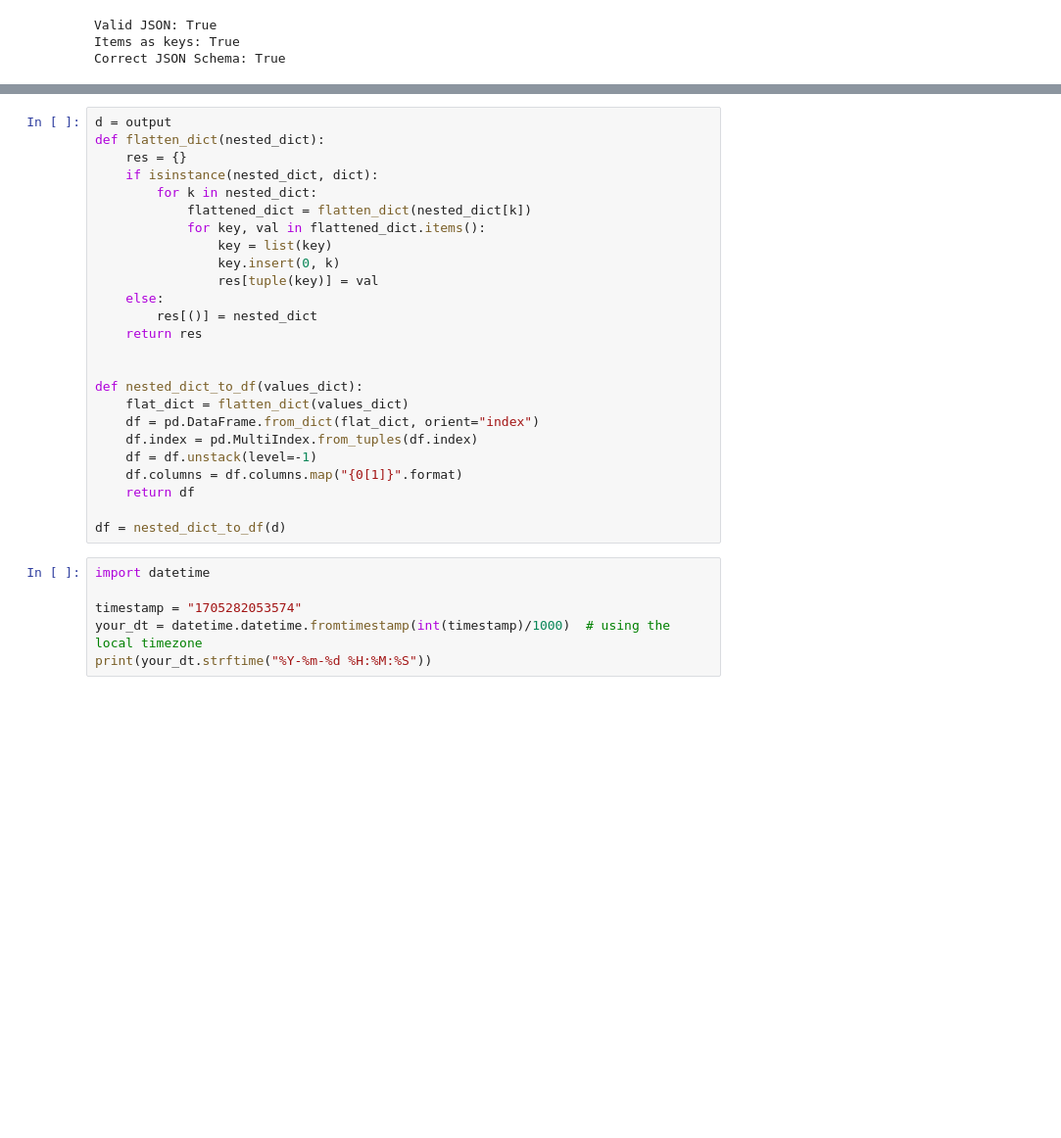
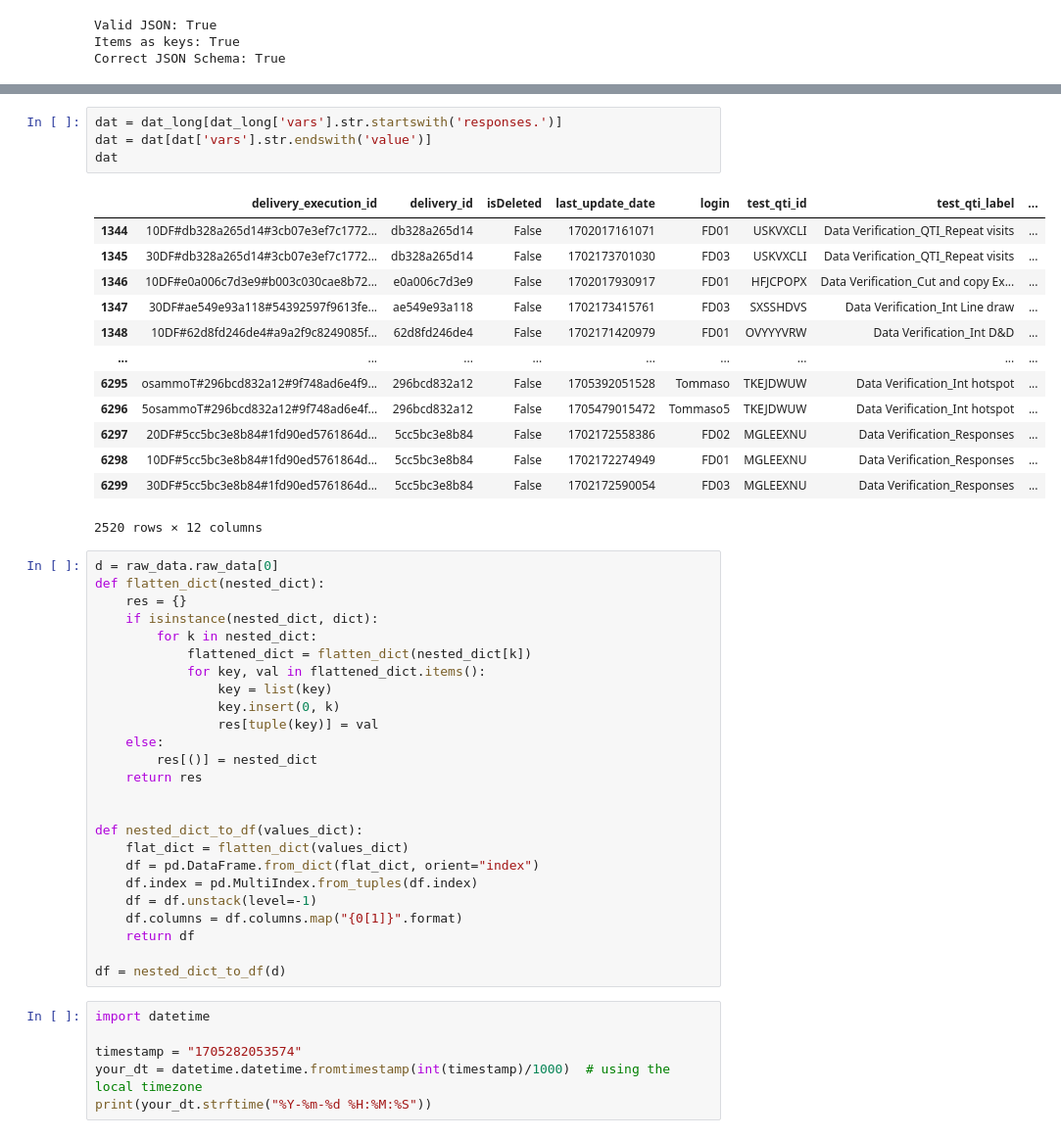
Before and after one commit to leonhead-acer/pisa2025-api-etl, a Jupyter notebook: Getting_started_with_Data_Extraction.ipynb, the cells around one changed output, grey strips where cells are left out. Shown: that part at 98% size. Cells and saved outputs as stored; diff of their text form; blank space fills up the shorter version.

```diff
--- a/Getting_started_with_Data_Extraction.ipynb
+++ b/Getting_started_with_Data_Extraction.ipynb
@@ -976,5 +1170,23 @@ dat_long.head(20)
+# %%
+dat = dat_long[dat_long['vars'].str.startswith('responses.')]
+dat = dat[dat['vars'].str.endswith('value')]
+dat
+# %% [output]
+|  | delivery_execution_id | delivery_id | isDeleted | last_update_date | login | test_qti_id | test_qti_label | ... |
+| 1344 | 10DF#db328a265d14#3cb07e3ef7c1772... | db328a265d14 | False | 1702017161071 | FD01 | USKVXCLI | Data Verification_QTI_Repeat visits | ... |
+| 1345 | 30DF#db328a265d14#3cb07e3ef7c1772... | db328a265d14 | False | 1702173701030 | FD03 | USKVXCLI | Data Verification_QTI_Repeat visits | ... |
+| 1346 | 10DF#e0a006c7d3e9#b003c030cae8b72... | e0a006c7d3e9 | False | 1702017930917 | FD01 | HFJCPOPX | Data Verification_Cut and copy Ex... | ... |
+| 1347 | 30DF#ae549e93a118#54392597f9613fe... | ae549e93a118 | False | 1702173415761 | FD03 | SXSSHDVS | Data Verification_Int Line draw | ... |
+| 1348 | 10DF#62d8fd246de4#a9a2f9c8249085f... | 62d8fd246de4 | False | 1702171420979 | FD01 | OVYYYVRW | Data Verification_Int D&D | ... |
+| ... | ... | ... | ... | ... | ... | ... | ... | ... |
+| 6295 | osammoT#296bcd832a12#9f748ad6e4f9... | 296bcd832a12 | False | 1705392051528 | Tommaso | TKEJDWUW | Data Verification_Int hotspot | ... |
+| 6296 | 5osammoT#296bcd832a12#9f748ad6e4f... | 296bcd832a12 | False | 1705479015472 | Tommaso5 | TKEJDWUW | Data Verification_Int hotspot | ... |
+| 6297 | 20DF#5cc5bc3e8b84#1fd90ed5761864d... | 5cc5bc3e8b84 | False | 1702172558386 | FD02 | MGLEEXNU | Data Verification_Responses | ... |
+| 6298 | 10DF#5cc5bc3e8b84#1fd90ed5761864d... | 5cc5bc3e8b84 | False | 1702172274949 | FD01 | MGLEEXNU | Data Verification_Responses | ... |
+| 6299 | 30DF#5cc5bc3e8b84#1fd90ed5761864d... | 5cc5bc3e8b84 | False | 1702172590054 | FD03 | MGLEEXNU | Data Verification_Responses | ... |
+2520 rows × 12 columns
 # %%
-d = output
+d = raw_data.raw_data[0]
 def flatten_dict(nested_dict):
     res = {}
     if isinstance(nested_dict, dict):
```
Also changed, not shown: parts of 27 cells of this notebook.
